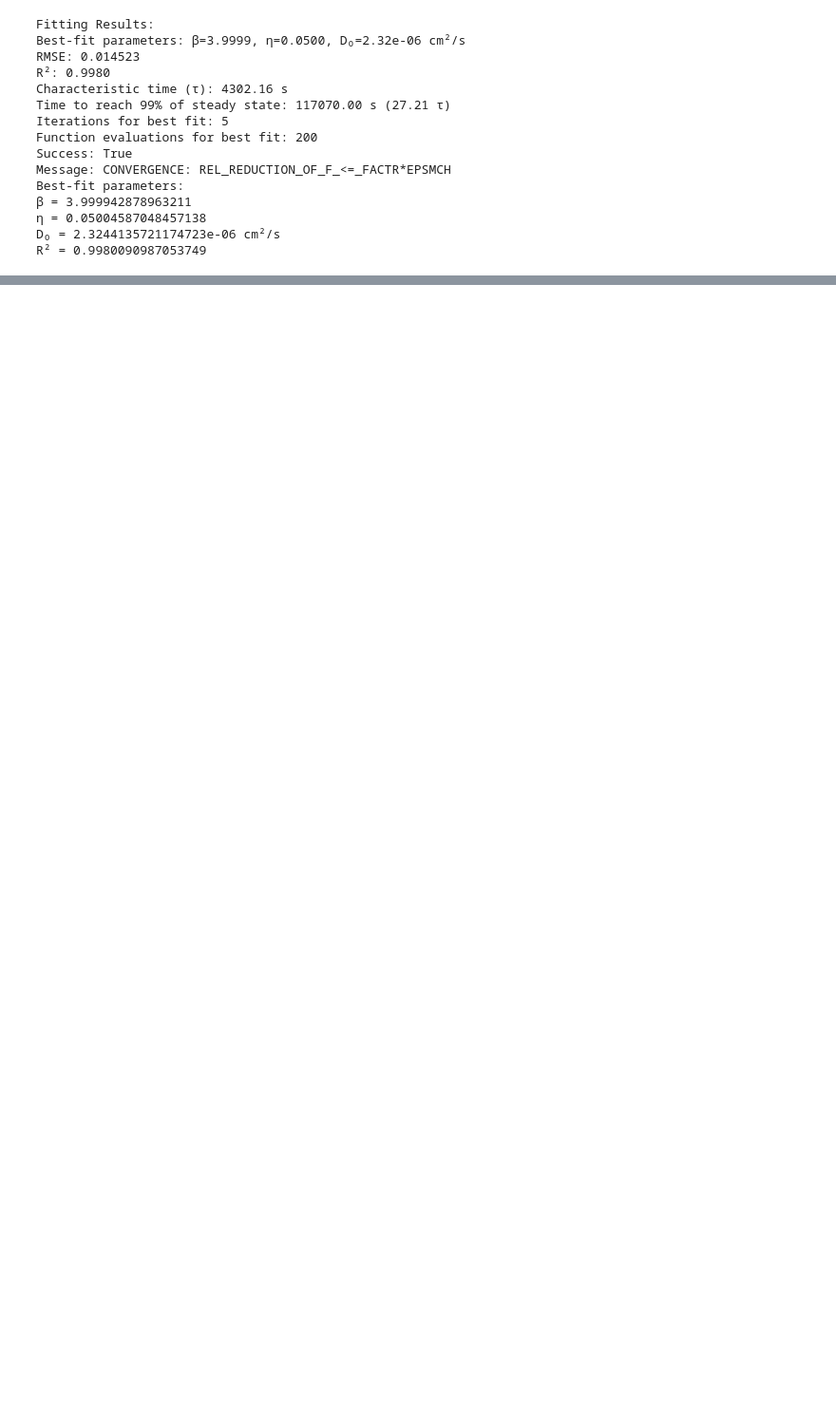
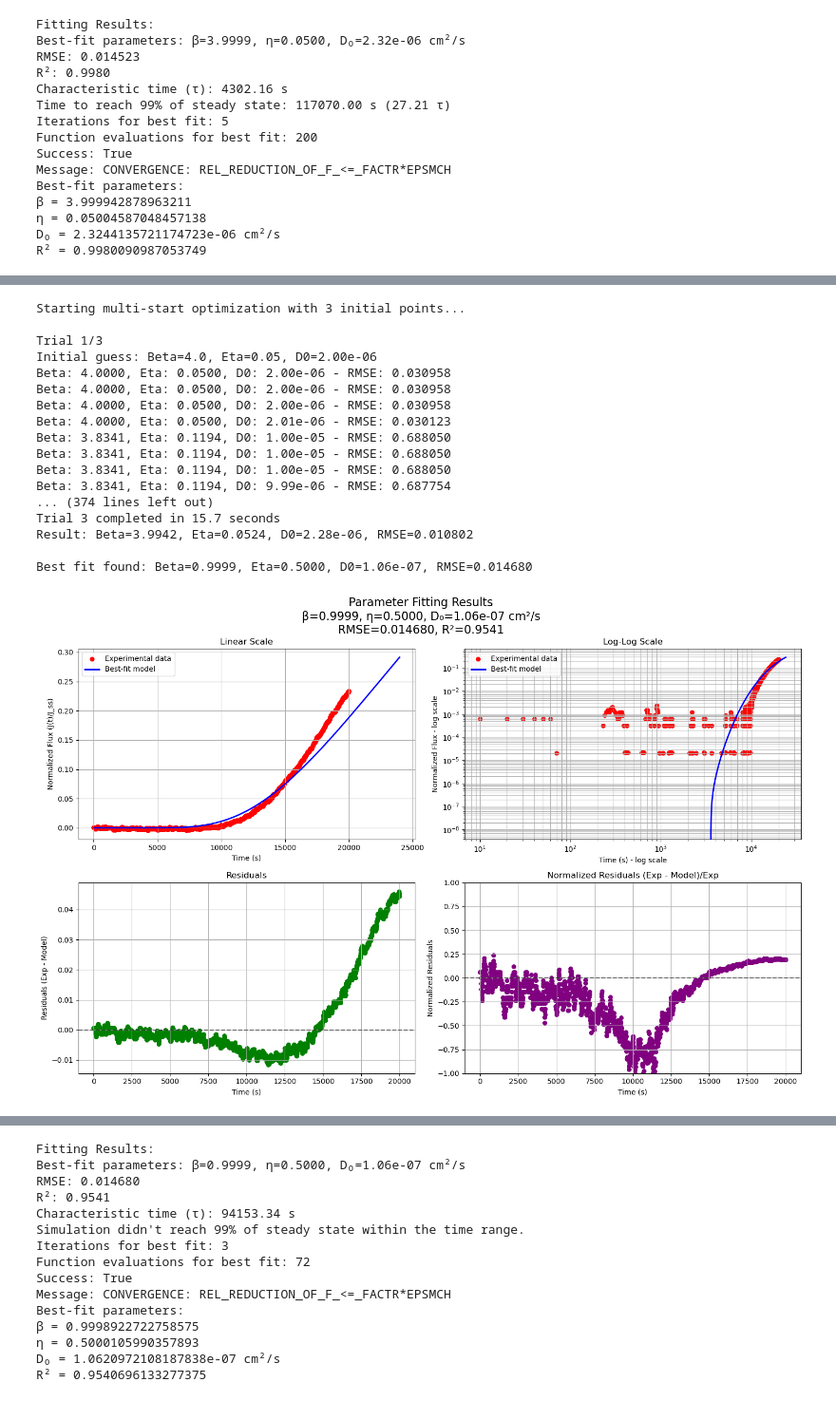
Before and after one commit to louis-sh-nguyen/object-oriented-pemeation-analysis, a Jupyter notebook: notebooks/new_fvt_model.ipynb, the cells around one changed output, grey strips where cells are left out. Shown at 95% size. Drawn from its saved outputs; the diff is of its cells as text; code cells hidden in the pictures; blank space fills up the shorter version.

```diff
--- a/notebooks/new_fvt_model.ipynb
+++ b/notebooks/new_fvt_model.ipynb
@@ -867,0 +885,55 @@ flux_df, exp_df = compare_model_exp(exp_data['time'], exp_data['scaled_smoothed_
+# %%
+# Example usage with time and normalized_flux directly
+# Define several starting points to try
+initial_guesses = [
+    {'beta': 4.0, 'eta': 0.05, 'D0': 2e-6},    # First guess
+    {'beta': 1.0, 'eta': 0.5, 'D0': 1e-7},    # Second guess
+    {'beta': 4.0, 'eta': 0.05, 'D0': 2e-6}    # Third guess
+]
+
+# Define bounds for parameter search
+bounds = {
+    'beta': (1e-5, 10.0),     # Range for beta
+    'eta': (1e-5, 10.0),      # Range for eta
+    'D0': (1e-10, 1e-5)       # Range for D0 (cm²/s)
+}
+
+# If your data is in a DataFrame
+time_values = fit_data_trimmed['time']         # Your time column
+flux_values = fit_data_trimmed['scaled_smoothed_norm_flux']         # Your normalized flux column
+
+# Run the fitting with multiple starting points
+best_params, fit_results = fit_permeation_parameters(
+    time=time_values,                  # Time values in seconds
+    normalised_flux=flux_values,       # Normalized flux values (J(t)/J_ss)
+    L=0.1,                             # Membrane thickness in cm
+    initial_guesses=initial_guesses,   # List of starting points to try
+    bounds=bounds,
+    max_iter=100                        # Max iterations per starting point
+)
+
+# Print the best-fit parameters and metrics
+print("Best-fit parameters:")
+print(f"β = {best_params['beta']}")
+print(f"η = {best_params['eta']}")
+print(f"D₀ = {best_params['D0']} cm²/s")
+print(f"R² = {fit_results['r2']}")
+# %% [output]
+Starting multi-start optimization with 3 initial points...
+
+Trial 1/3
+Initial guess: Beta=4.0, Eta=0.05, D0=2.00e-06
+Beta: 4.0000, Eta: 0.0500, D0: 2.00e-06 - RMSE: 0.030958
+Beta: 4.0000, Eta: 0.0500, D0: 2.00e-06 - RMSE: 0.030958
+Beta: 4.0000, Eta: 0.0500, D0: 2.00e-06 - RMSE: 0.030958
+Beta: 4.0000, Eta: 0.0500, D0: 2.01e-06 - RMSE: 0.030123
+Beta: 3.8341, Eta: 0.1194, D0: 1.00e-05 - RMSE: 0.688050
+Beta: 3.8341, Eta: 0.1194, D0: 1.00e-05 - RMSE: 0.688050
+Beta: 3.8341, Eta: 0.1194, D0: 1.00e-05 - RMSE: 0.688050
+Beta: 3.8341, Eta: 0.1194, D0: 9.99e-06 - RMSE: 0.687754
+... (374 lines left out)
+Trial 3 completed in 15.7 seconds
+Result: Beta=3.9942, Eta=0.0524, D0=2.28e-06, RMSE=0.010802
+
+Best fit found: Beta=0.9999, Eta=0.5000, D0=1.06e-07, RMSE=0.014680
+[figure, added]
@@ -867,0 +941,15 @@ flux_df, exp_df = compare_model_exp(exp_data['time'], exp_data['scaled_smoothed_
+Fitting Results:
+Best-fit parameters: β=0.9999, η=0.5000, D₀=1.06e-07 cm²/s
+RMSE: 0.014680
+R²: 0.9541
+Characteristic time (τ): 94153.34 s
+Simulation didn't reach 99% of steady state within the time range.
+Iterations for best fit: 3
+Function evaluations for best fit: 72
+Success: True
+Message: CONVERGENCE: REL_REDUCTION_OF_F_<=_FACTR*EPSMCH
+Best-fit parameters:
+β = 0.9998922722758575
+η = 0.5000105990357893
+D₀ = 1.0620972108187838e-07 cm²/s
+R² = 0.9540696133277375
```
Also changed, not shown: parts of 11 cells of this notebook.
